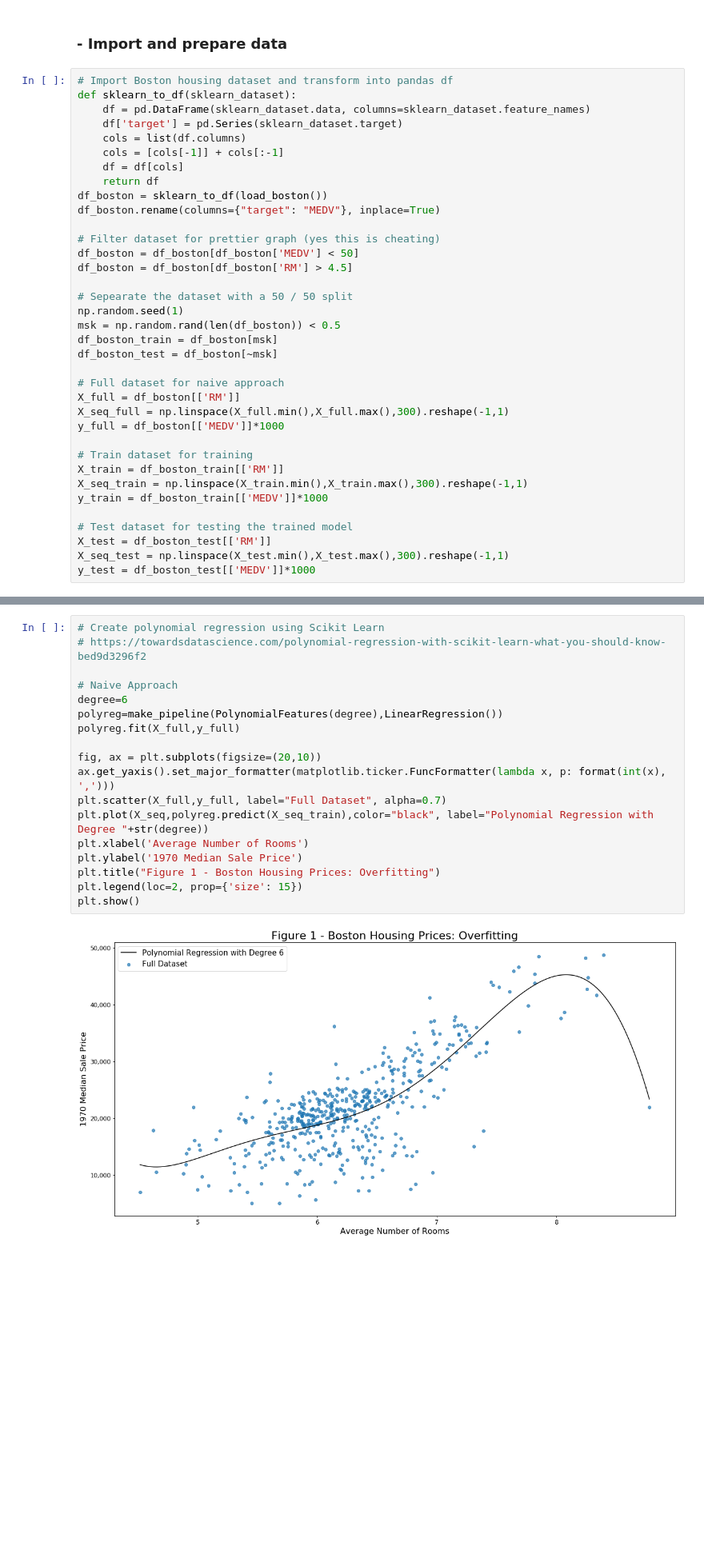
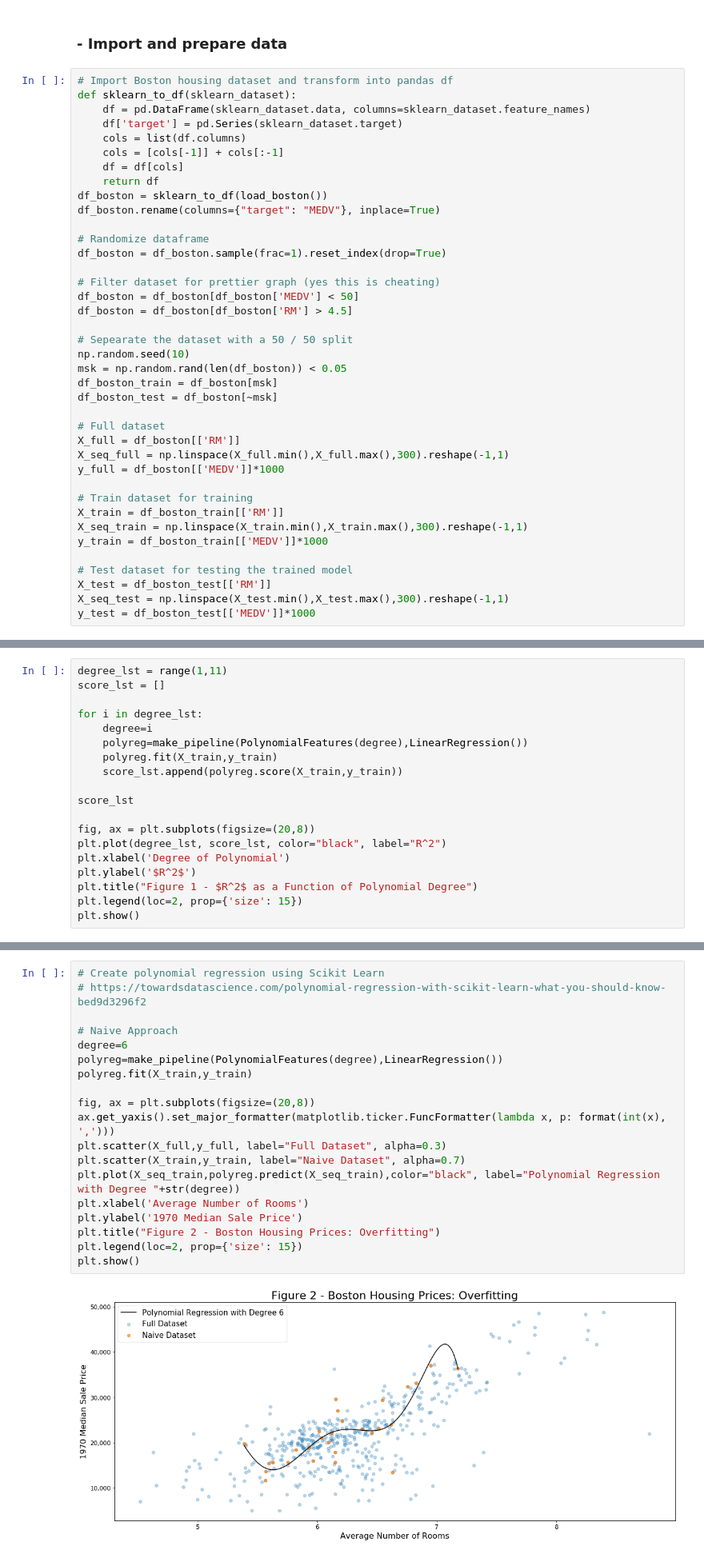
Before and after one commit to Data-Science-Link/Learning_Machine_Learning, a Jupyter notebook: 2_Overfitting_and_Cross_Validation.ipynb, the cells around one changed output, grey strips where cells are left out. Shown at 80% size. Cells and saved outputs as stored; diff of their text form; blank space fills up the shorter version.

Commit message:
Finished overfitting and cross validation notebook. Finished linear and regularized regression and multicollinearity notebook.

```diff
--- a/2_Overfitting_and_Cross_Validation.ipynb
+++ b/2_Overfitting_and_Cross_Validation.ipynb
@@ -34,17 +35,20 @@ def sklearn_to_df(sklearn_dataset):
 df_boston = sklearn_to_df(load_boston())
 df_boston.rename(columns={"target": "MEDV"}, inplace=True)
 
+# Randomize dataframe
+df_boston = df_boston.sample(frac=1).reset_index(drop=True)
+
 # Filter dataset for prettier graph (yes this is cheating)
 df_boston = df_boston[df_boston['MEDV'] < 50]
 df_boston = df_boston[df_boston['RM'] > 4.5]
 
 # Sepearate the dataset with a 50 / 50 split
-np.random.seed(1)
-msk = np.random.rand(len(df_boston)) < 0.5
+np.random.seed(10)
+msk = np.random.rand(len(df_boston)) < 0.05
 df_boston_train = df_boston[msk]
 df_boston_test = df_boston[~msk]
 
-# Full dataset for naive approach
+# Full dataset
 X_full = df_boston[['RM']]
 X_seq_full = np.linspace(X_full.min(),X_full.max(),300).reshape(-1,1)
 y_full = df_boston[['MEDV']]*1000
@@ -72,0 +75,19 @@ So what is the solution? Typically, data scientist break their dataset up into a
+# %%
+degree_lst = range(1,11)
+score_lst = []
+
+for i in degree_lst:
+    degree=i
+    polyreg=make_pipeline(PolynomialFeatures(degree),LinearRegression())
+    polyreg.fit(X_train,y_train)
+    score_lst.append(polyreg.score(X_train,y_train))
+
+score_lst
+
+fig, ax = plt.subplots(figsize=(20,8))
+plt.plot(degree_lst, score_lst, color="black", label="R^2")
+plt.xlabel('Degree of Polynomial')
+plt.ylabel('$R^2$')
+plt.title("Figure 1 - $R^2$ as a Function of Polynomial Degree")
+plt.legend(loc=2, prop={'size': 15})
+plt.show()
@@ -73,20 +96,21 @@ So what is the solution? Typically, data scientist break their dataset up into a
 # %%
 # Create polynomial regression using Scikit Learn
 # https://towardsdatascience.com/polynomial-regression-with-scikit-learn-what-you-should-know-bed9d3296f2
 
 # Naive Approach
 degree=6
 polyreg=make_pipeline(PolynomialFeatures(degree),LinearRegression())
-polyreg.fit(X_full,y_full)
+polyreg.fit(X_train,y_train)
 
-fig, ax = plt.subplots(figsize=(20,10))
+fig, ax = plt.subplots(figsize=(20,8))
 ax.get_yaxis().set_major_formatter(matplotlib.ticker.FuncFormatter(lambda x, p: format(int(x), ',')))
-plt.scatter(X_full,y_full, label="Full Dataset", alpha=0.7)
-plt.plot(X_seq,polyreg.predict(X_seq_train),color="black", label="Polynomial Regression with Degree "+str(degree))
+plt.scatter(X_full,y_full, label="Full Dataset", alpha=0.3)
+plt.scatter(X_train,y_train, label="Naive Dataset", alpha=0.7)
+plt.plot(X_seq_train,polyreg.predict(X_seq_train),color="black", label="Polynomial Regression with Degree "+str(degree))
 plt.xlabel('Average Number of Rooms')
 plt.ylabel('1970 Median Sale Price')
-plt.title("Figure 1 - Boston Housing Prices: Overfitting")
+plt.title("Figure 2 - Boston Housing Prices: Overfitting")
 plt.legend(loc=2, prop={'size': 15})
 plt.show()
 # %% [output]
-[figure, old version]
+[figure, new version]
```
Also changed, not shown: parts of 23 cells of this notebook, 1 other file.
